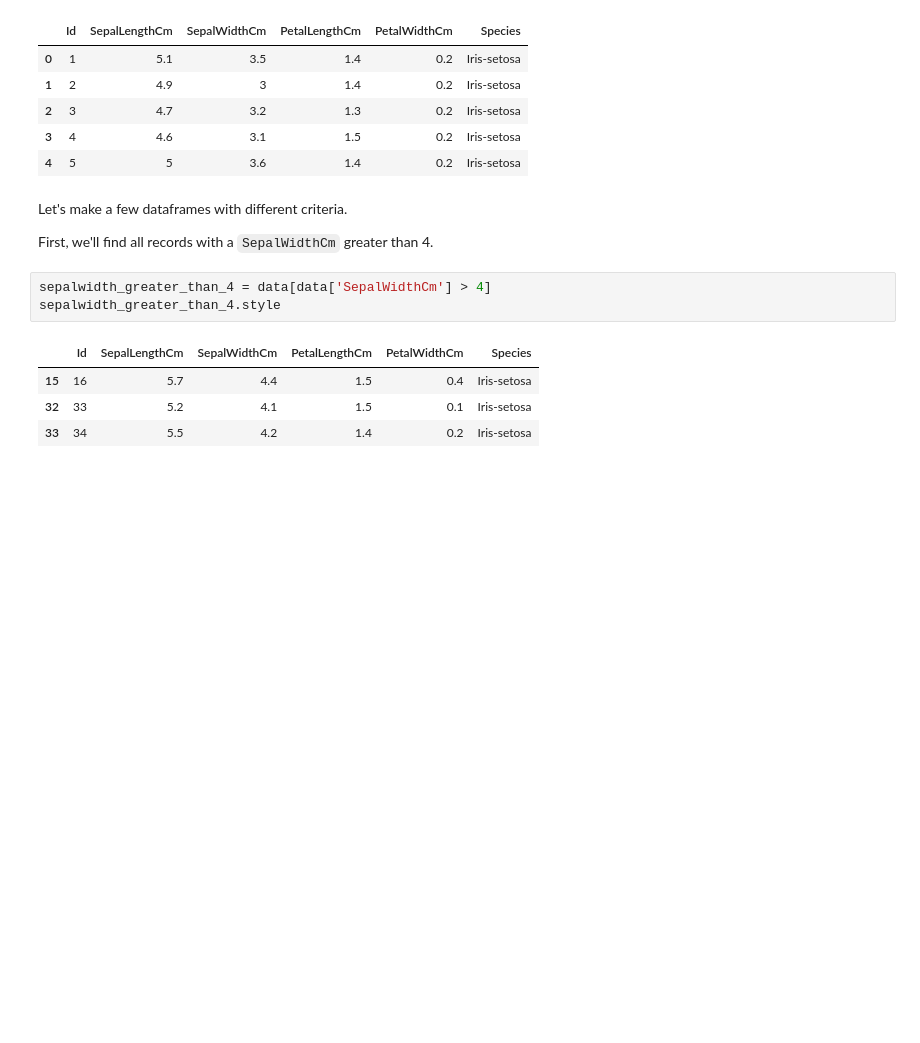
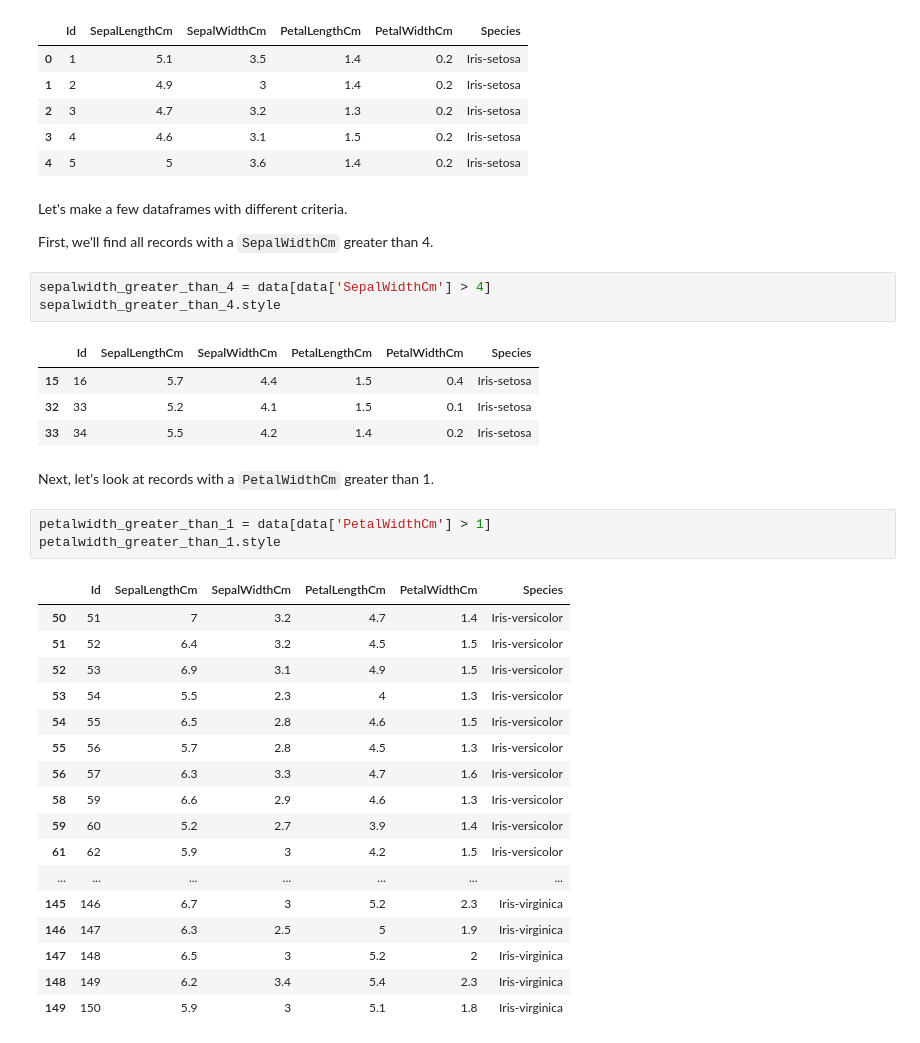
Before and after one commit to NicholasCrossman/python-iris-regression, a Jupyter notebook: iris-regression.ipynb, the cells around one changed output. Cells and saved outputs as stored; diff of their text form; blank space fills up the shorter version.

Commit message:
PetalWidthCm queries finished.

```diff
--- a/iris-regression.ipynb
+++ b/iris-regression.ipynb
@@ -41,3 +41,26 @@ sepalwidth_greater_than_4.style
 | 15 | 16 | 5.7 | 4.4 | 1.5 | 0.4 | Iris-setosa |
 | 32 | 33 | 5.2 | 4.1 | 1.5 | 0.1 | Iris-setosa |
 | 33 | 34 | 5.5 | 4.2 | 1.4 | 0.2 | Iris-setosa |
+# %% [markdown]
+Next, let's look at records with a `PetalWidthCm` greater than 1.
+# %%
+petalwidth_greater_than_1 = data[data['PetalWidthCm'] > 1]
+petalwidth_greater_than_1.style
+# %% [output]
+|  | Id | SepalLengthCm | SepalWidthCm | PetalLengthCm | PetalWidthCm | Species |
+| 50 | 51 | 7 | 3.2 | 4.7 | 1.4 | Iris-versicolor |
+| 51 | 52 | 6.4 | 3.2 | 4.5 | 1.5 | Iris-versicolor |
+| 52 | 53 | 6.9 | 3.1 | 4.9 | 1.5 | Iris-versicolor |
+| 53 | 54 | 5.5 | 2.3 | 4 | 1.3 | Iris-versicolor |
+| 54 | 55 | 6.5 | 2.8 | 4.6 | 1.5 | Iris-versicolor |
+| 55 | 56 | 5.7 | 2.8 | 4.5 | 1.3 | Iris-versicolor |
+| 56 | 57 | 6.3 | 3.3 | 4.7 | 1.6 | Iris-versicolor |
+| 58 | 59 | 6.6 | 2.9 | 4.6 | 1.3 | Iris-versicolor |
+| 59 | 60 | 5.2 | 2.7 | 3.9 | 1.4 | Iris-versicolor |
+| 61 | 62 | 5.9 | 3 | 4.2 | 1.5 | Iris-versicolor |
+| ... | ... | ... | ... | ... | ... | ... |
+| 145 | 146 | 6.7 | 3 | 5.2 | 2.3 | Iris-virginica |
+| 146 | 147 | 6.3 | 2.5 | 5 | 1.9 | Iris-virginica |
+| 147 | 148 | 6.5 | 3 | 5.2 | 2 | Iris-virginica |
+| 148 | 149 | 6.2 | 3.4 | 5.4 | 2.3 | Iris-virginica |
+| 149 | 150 | 5.9 | 3 | 5.1 | 1.8 | Iris-virginica |
```
Also changed, not shown: parts of 2 cells of this notebook.
